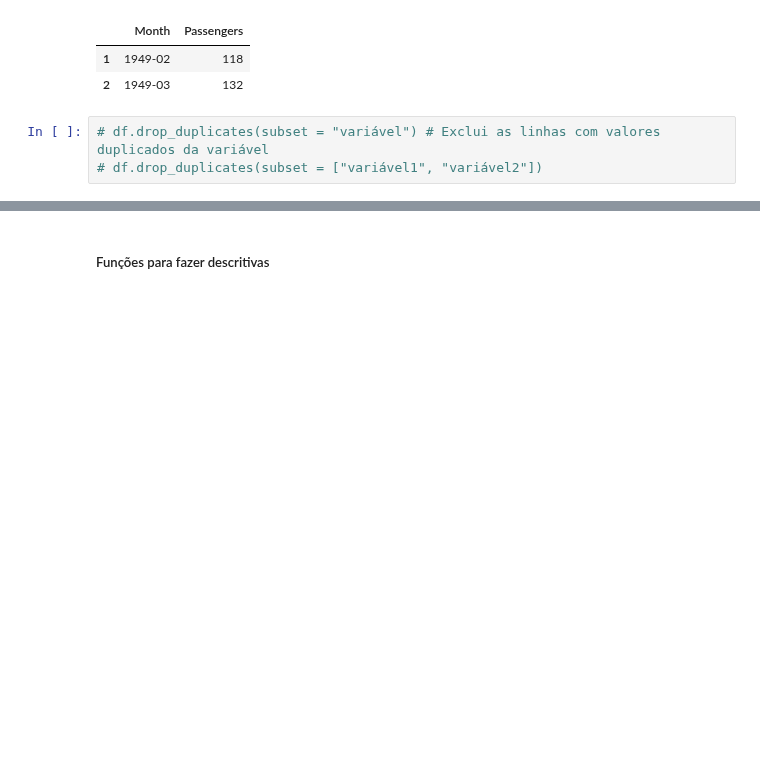
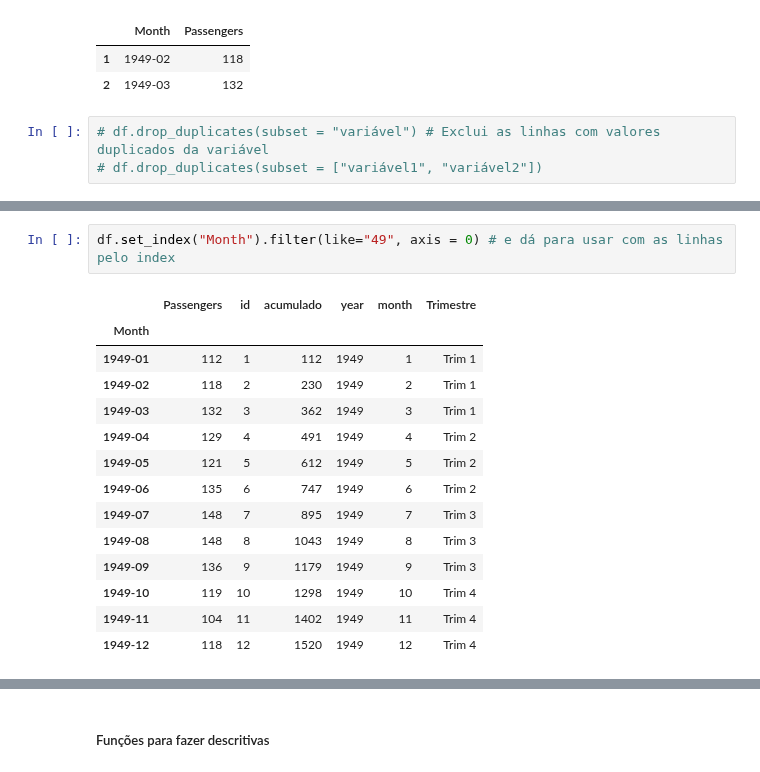
Before and after one commit to lauraalexandria/cursos-python, a Jupyter notebook: script_pandas.ipynb, the cells around one changed output, grey strips where cells are left out. Saved outputs shown, nothing was run; the diff lists cells and outputs as text; blank space fills up the shorter version.

```diff
--- a/script_pandas.ipynb
+++ b/script_pandas.ipynb
@@ -273,0 +276,17 @@ Name: Month, Length: 144, dtype: object
+# %%
+df.set_index("Month").filter(like="49", axis = 0) # e dá para usar com as linhas pelo index
+# %% [output]
+|  | Passengers | id | acumulado | year | month | Trimestre |
+| Month |  |  |  |  |  |  |
+| 1949-01 | 112 | 1 | 112 | 1949 | 1 | Trim 1 |
+| 1949-02 | 118 | 2 | 230 | 1949 | 2 | Trim 1 |
+| 1949-03 | 132 | 3 | 362 | 1949 | 3 | Trim 1 |
+| 1949-04 | 129 | 4 | 491 | 1949 | 4 | Trim 2 |
+| 1949-05 | 121 | 5 | 612 | 1949 | 5 | Trim 2 |
+| 1949-06 | 135 | 6 | 747 | 1949 | 6 | Trim 2 |
+| 1949-07 | 148 | 7 | 895 | 1949 | 7 | Trim 3 |
+| 1949-08 | 148 | 8 | 1043 | 1949 | 8 | Trim 3 |
+| 1949-09 | 136 | 9 | 1179 | 1949 | 9 | Trim 3 |
+| 1949-10 | 119 | 10 | 1298 | 1949 | 10 | Trim 4 |
+| 1949-11 | 104 | 11 | 1402 | 1949 | 11 | Trim 4 |
+| 1949-12 | 118 | 12 | 1520 | 1949 | 12 | Trim 4 |
```
Also changed, not shown: parts of 15 cells of this notebook.
